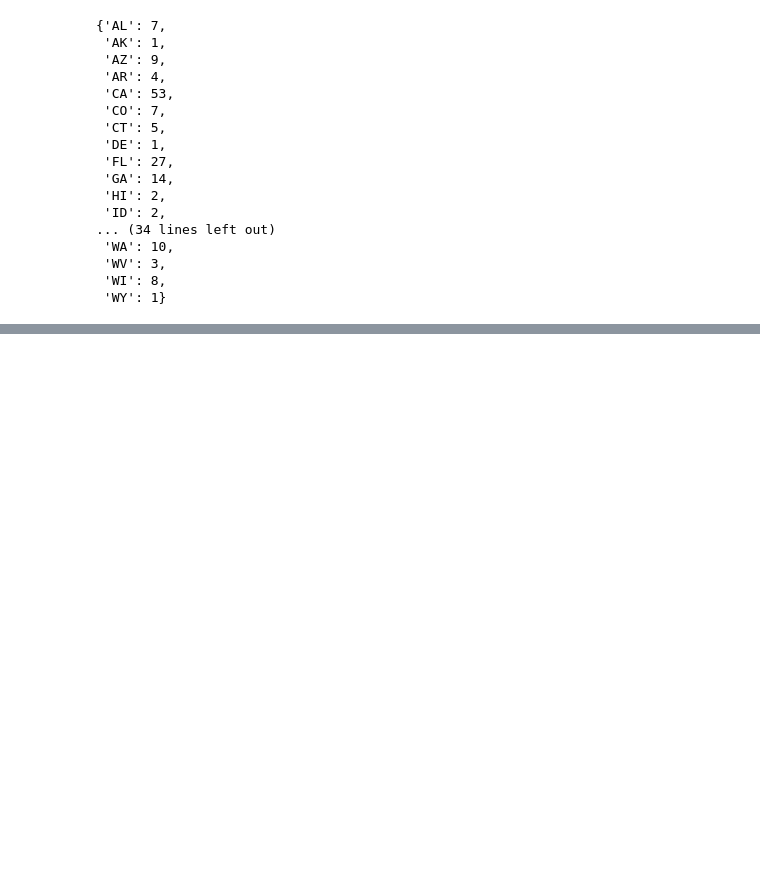
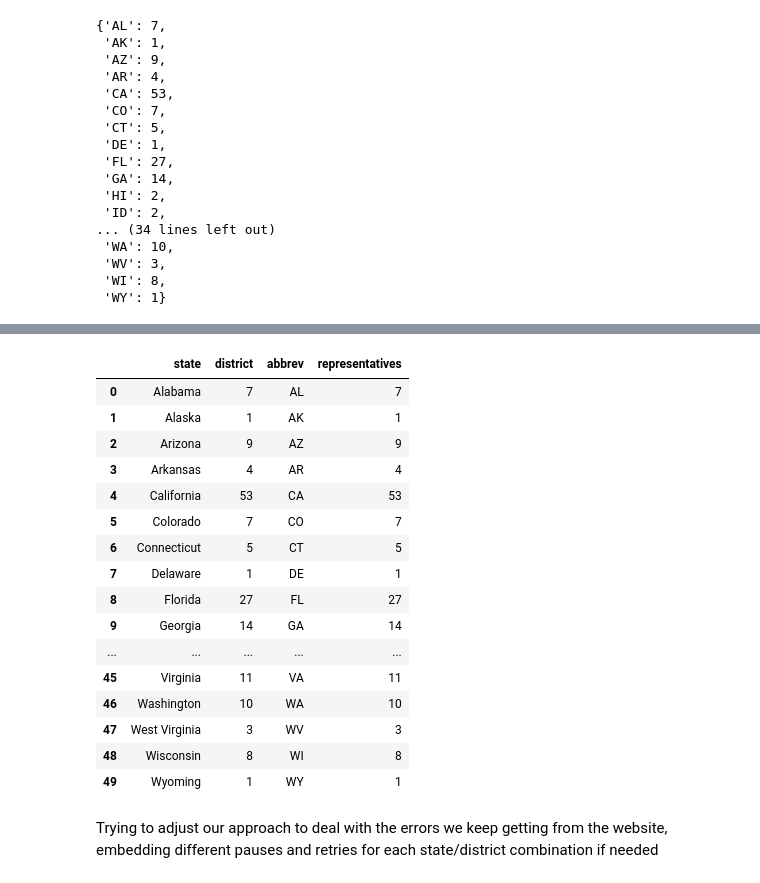
Before and after one commit to hcgreer/webscraping_open_secrets-pizza, a Jupyter notebook: notebooks/webscrape_function.ipynb, the cells around one changed output, grey strips where cells are left out. Cells and saved outputs as stored; diff of their text form; code cells hidden in the pictures; blank space fills up the shorter version.

```diff
--- a/notebooks/webscrape_function.ipynb
+++ b/notebooks/webscrape_function.ipynb
@@ -200,0 +233,24 @@ for fin in finances:
+# %%
+counts = candidate_df.groupby('state')['district'].nunique().to_frame().reset_index()
+sanity_check = pd.merge(counts, state_details, on='state')
+sanity_check
+# %% [output]
+|  | state | district | abbrev | representatives |
+| 0 | Alabama | 7 | AL | 7 |
+| 1 | Alaska | 1 | AK | 1 |
+| 2 | Arizona | 9 | AZ | 9 |
+| 3 | Arkansas | 4 | AR | 4 |
+| 4 | California | 53 | CA | 53 |
+| 5 | Colorado | 7 | CO | 7 |
+| 6 | Connecticut | 5 | CT | 5 |
+| 7 | Delaware | 1 | DE | 1 |
+| 8 | Florida | 27 | FL | 27 |
+| 9 | Georgia | 14 | GA | 14 |
+| ... | ... | ... | ... | ... |
+| 45 | Virginia | 11 | VA | 11 |
+| 46 | Washington | 10 | WA | 10 |
+| 47 | West Virginia | 3 | WV | 3 |
+| 48 | Wisconsin | 8 | WI | 8 |
+| 49 | Wyoming | 1 | WY | 1 |
+# %% [markdown]
+Trying to adjust our approach to deal with the errors we keep getting from the website, embedding different pauses and retries for each state/district combination if needed
```
Also changed, not shown: parts of 11 cells of this notebook, 1 other file.
